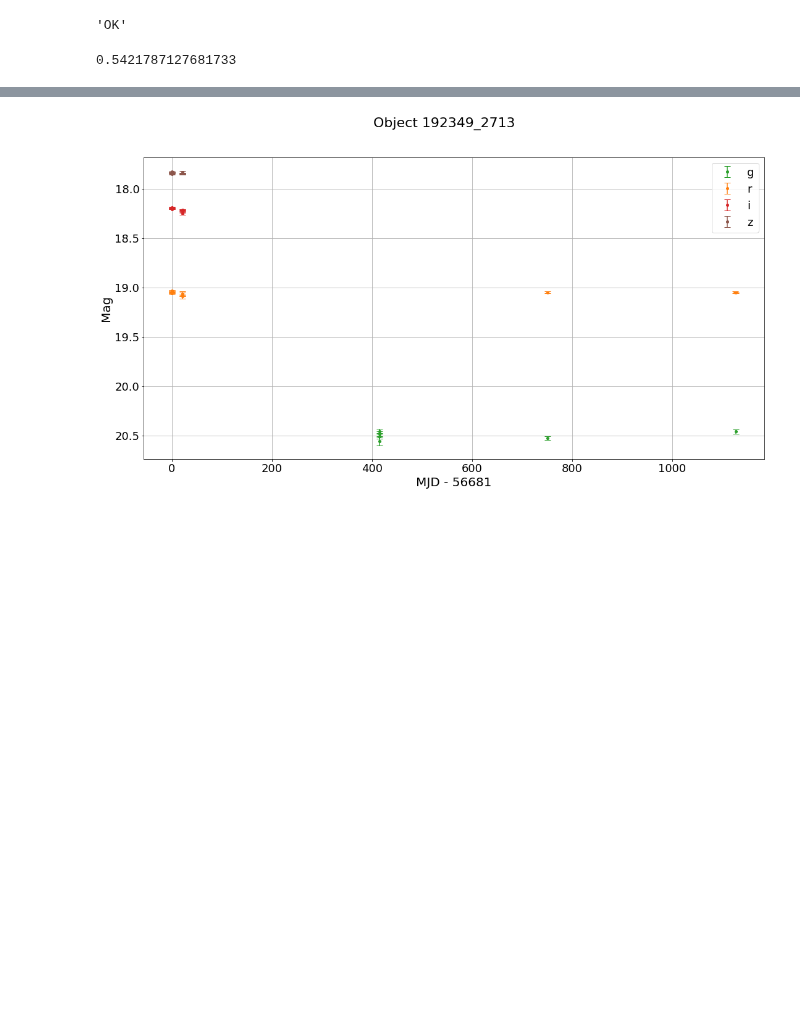
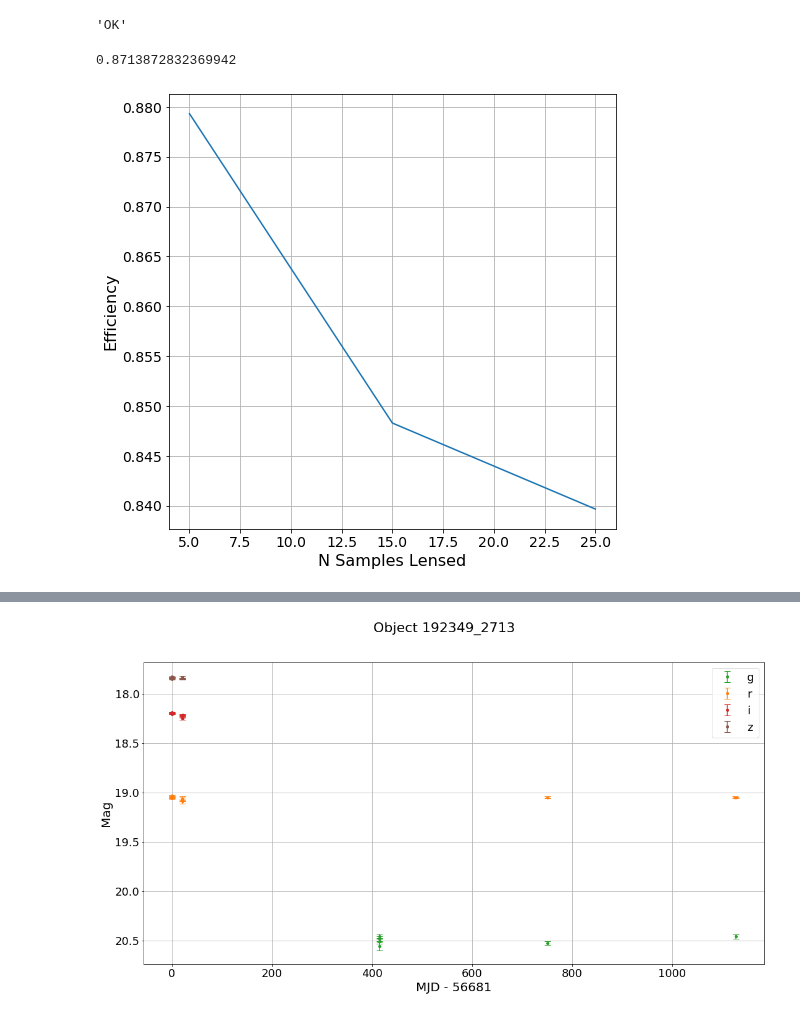
Before and after one commit to adriansh95/StringMicrolensing, a Jupyter notebook: inject_signal_nsc.ipynb, the cells around one changed output, grey strips where cells are left out. Saved outputs shown, nothing was run; the diff lists cells and outputs as text; code cells hidden in the pictures; blank space fills up the shorter version.

```diff
--- a/inject_signal_nsc.ipynb
+++ b/inject_signal_nsc.ipynb
@@ -124,7 +124,22 @@ import importlib
 importlib.reload(datalab_utils)
 
 # cl = datalab_utils.cluster_label_dataframe(lc, bandwidth=0.13)
-calculate_efficiency(lc, -2.5 * np.log10(2), 30, .13)
+calculate_efficiency(lc, -2.5 * np.log10(2), 2, .13)
 # %% [output]
-0.5421787127681733
+0.8713872832369942
+# %%
+results_dir = "/dlusers/adriansh/work/analyses/results/experiment/"
+
+# eff_n = [calculate_efficiency(lc, -2.5 * np.log10(2), n, .11) for n in tqdm(np.arange(5, 35, 10))]
+fig, ax = plt.subplots(figsize=(8, 8))
+ax.plot(np.arange(5, 35, 10), eff_n)
+ax.set_xlabel("N Samples Lensed", fontsize=16)
+ax.set_ylabel("Efficiency", fontsize=16)
+# ax.set_title("Fraction of Stars With Stable Baseline", fontsize=22)
+ax.tick_params(labelsize=14)
+ax.grid(visible=True)
+fig.savefig(f"{fig_dir}efficiency_v_n_lensed.png")
+plt.show(fig)
+# %% [output]
+[figure, added]
 # %%
```
Also changed, not shown: parts of 3 cells of this notebook, 1 other file.
